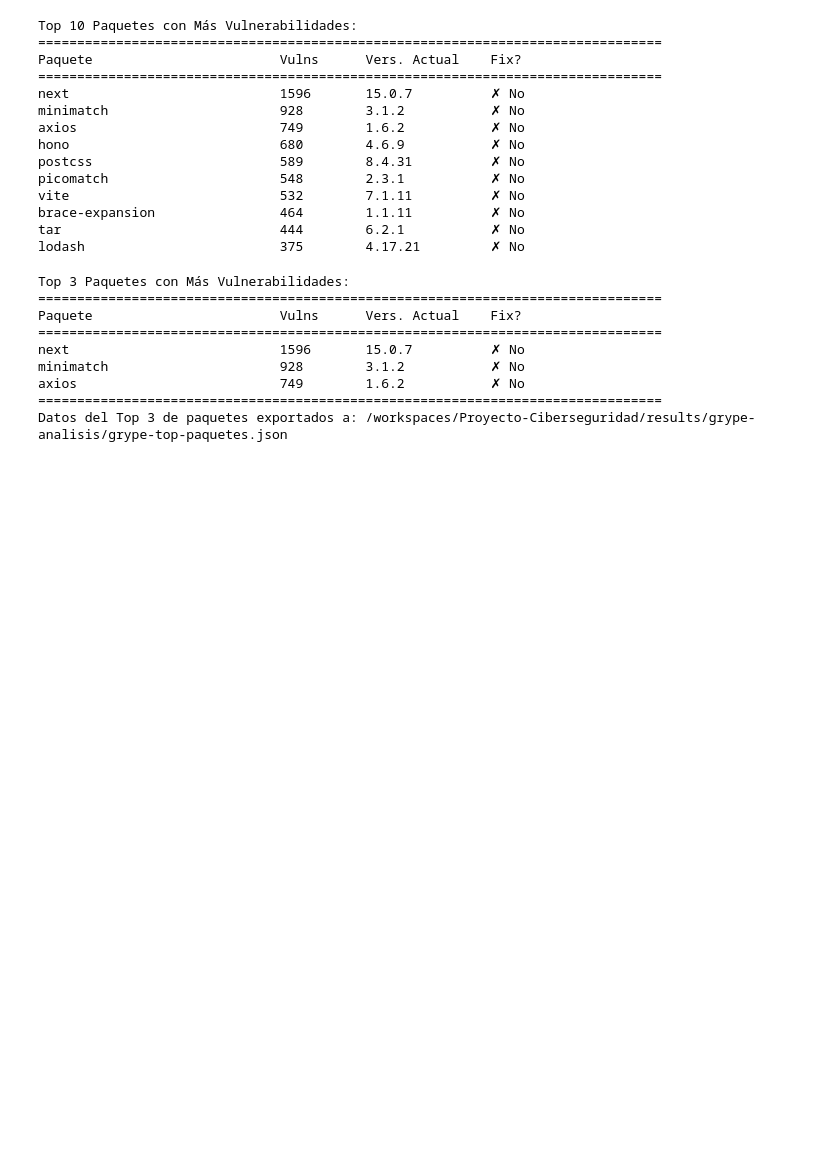
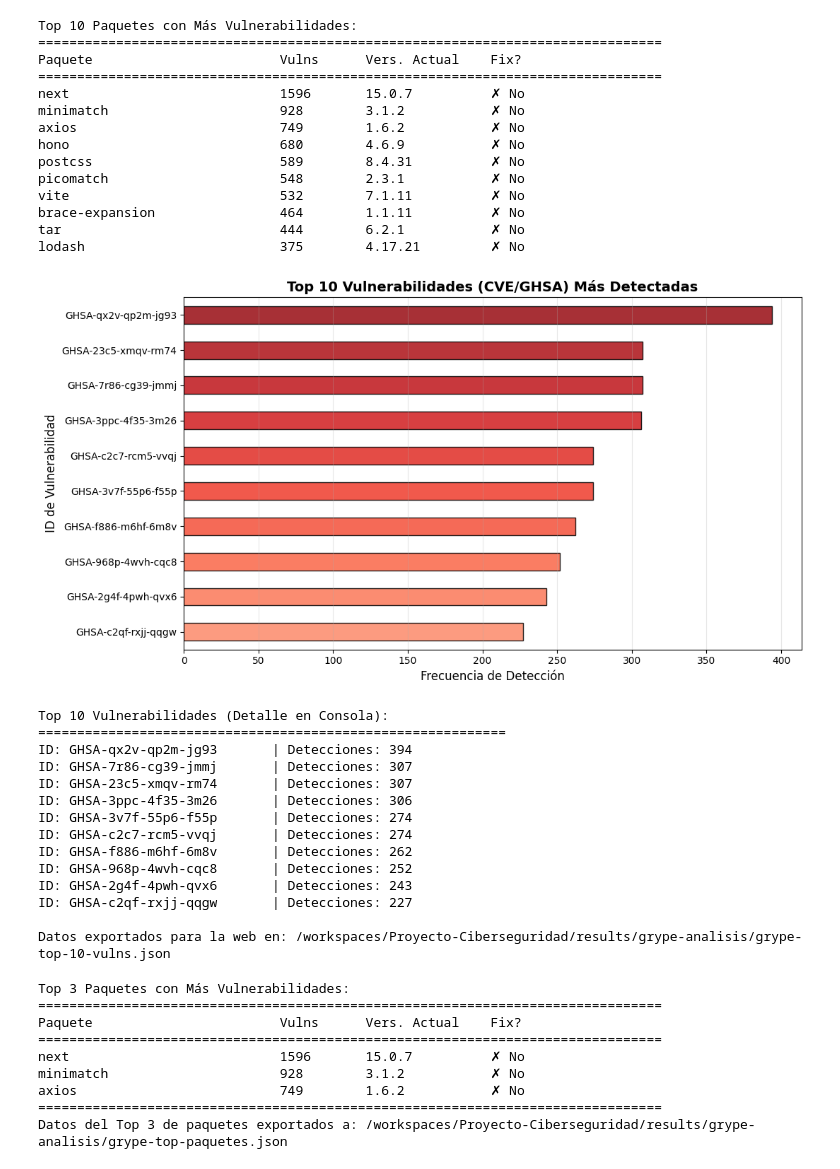
Before and after one commit to martingci/Proyecto-Ciberseguridad, a Jupyter notebook: analyzer/analyzer.ipynb, the cells around one changed output. Saved outputs shown, nothing was run; the diff lists cells and outputs as text; code cells hidden in the pictures; blank space fills up the shorter version.

Commit message:
feat: Se agrega la visualizacion de el top 10 vulnerabilidaes de dependencias.

```diff
--- a/analyzer/analyzer.ipynb
+++ b/analyzer/analyzer.ipynb
@@ -848,6 +848,69 @@ vite                           532        7.1.11          ✗ No
 brace-expansion                464        1.1.11          ✗ No
 tar                            444        6.2.1           ✗ No
 lodash                         375        4.17.21         ✗ No
+# %%
+# Verificar que el DataFrame tenga datos
+if len(df_grype) > 0:
+    id_col = 'vuln_id' if 'vuln_id' in df_grype.columns else 'vulnerability_id'
+
+    if id_col in df_grype.columns:
+        fig, ax = plt.subplots(figsize=(11, 6))
+
+        top_10_vulns = df_grype[id_col].value_counts().head(10)
+
+        top_10_sorted = top_10_vulns.sort_values(ascending=True)
+
+        colores = plt.cm.Reds(np.linspace(0.4, 0.9, len(top_10_sorted)))
+
+        top_10_sorted.plot(kind='barh', ax=ax, color=colores, edgecolor='black', alpha=0.85)
+
+        ax.set_title('Top 10 Vulnerabilidades (CVE/GHSA) Más Detectadas', fontsize=14, fontweight='bold')
+        ax.set_xlabel('Frecuencia de Detección', fontsize=12)
+        ax.set_ylabel('ID de Vulnerabilidad', fontsize=12)
+        ax.grid(axis='x', alpha=0.3)
+
+        plt.tight_layout()
+        plt.show()
+
+        print("\nTop 10 Vulnerabilidades (Detalle en Consola):")
+        print("=" * 60)
+
+        export_top_10 = []
+
+        for vuln_id, count in top_10_vulns.items():
+            print(f"ID: {vuln_id:25s} | Detecciones: {count}")
+            export_top_10.append({
+                "vuln_id": str(vuln_id),
+                "count": int(count)
+            })
+
+        output_top10_path = RESULTS_FOLDER / "grype-analisis" / "grype-top-10-vulns.json"
+
+        with open(output_top10_path, 'w', encoding='utf-8') as f:
+            json.dump(export_top_10, f, indent=4)
+
+        print(f"\nDatos exportados para la web en: {output_top10_path}")
+
+    else:
+        print("No se encontró la columna de IDs de vulnerabilidad ('vuln_id') en el DataFrame.")
+else:
+    print("No hay datos de Grype disponibles para graficar.")
+# %% [output]
+[figure, added]
+Top 10 Vulnerabilidades (Detalle en Consola):
+============================================================
+ID: GHSA-qx2v-qp2m-jg93       | Detecciones: 394
+ID: GHSA-7r86-cg39-jmmj       | Detecciones: 307
+ID: GHSA-23c5-xmqv-rm74       | Detecciones: 307
+ID: GHSA-3ppc-4f35-3m26       | Detecciones: 306
+ID: GHSA-3v7f-55p6-f55p       | Detecciones: 274
+ID: GHSA-c2c7-rcm5-vvqj       | Detecciones: 274
+ID: GHSA-f886-m6hf-6m8v       | Detecciones: 262
+ID: GHSA-968p-4wvh-cqc8       | Detecciones: 252
+ID: GHSA-2g4f-4pwh-qvx6       | Detecciones: 243
+ID: GHSA-c2qf-rxjj-qqgw       | Detecciones: 227
+
+Datos exportados para la web en: /workspaces/Proyecto-Ciberseguridad/results/grype-analisis/grype-top-10-vulns.json
 # %%
 # Top 3 paquetes más vulnerables
 if len(df_grype) > 0:
```
Also changed, not shown: parts of 6 cells of this notebook, 6 other files.
